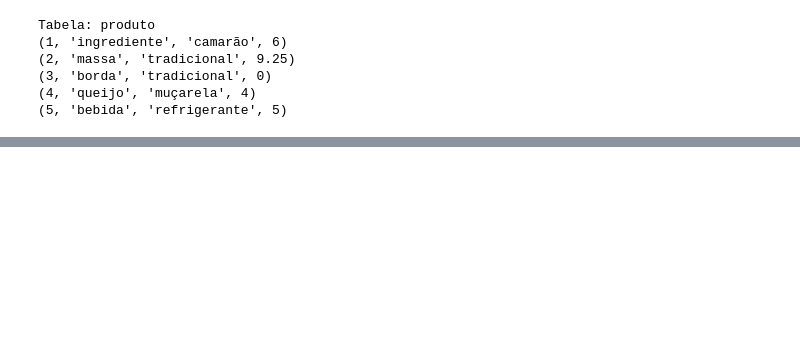
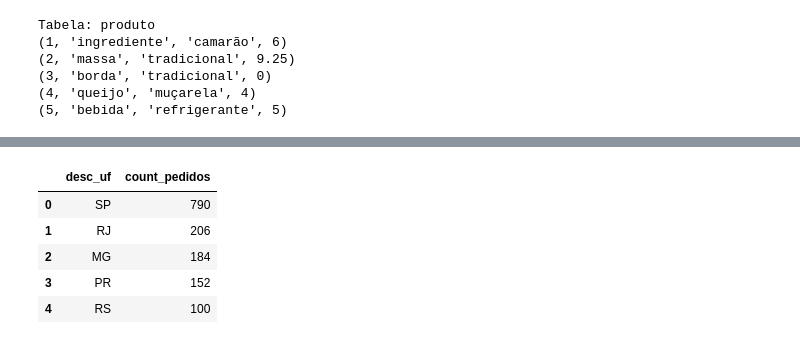
Before and after one commit to alexia533/BD2-1, a Jupyter notebook: sqlite.ipynb, the cells around one changed output, grey strips where cells are left out. Saved outputs shown, nothing was run; the diff lists cells and outputs as text; code cells hidden in the pictures; blank space fills up the shorter version.

```diff
--- a/sqlite.ipynb
+++ b/sqlite.ipynb
@@ -133,0 +281,16 @@ Tabela: produto
+# %%
+query="""
+SELECT desc_uf, COUNT(*) as count_pedidos
+FROM pedido
+GROUP BY desc_uf
+ORDER BY count_pedidos DESC
+LIMIT 5
+"""
+pd.read_sql_query(query, connection)
+# %% [output]
+|  | desc_uf | count_pedidos |
+| 0 | SP | 790 |
+| 1 | RJ | 206 |
+| 2 | MG | 184 |
+| 3 | PR | 152 |
+| 4 | RS | 100 |
```
Also changed, not shown: parts of 19 cells of this notebook.
